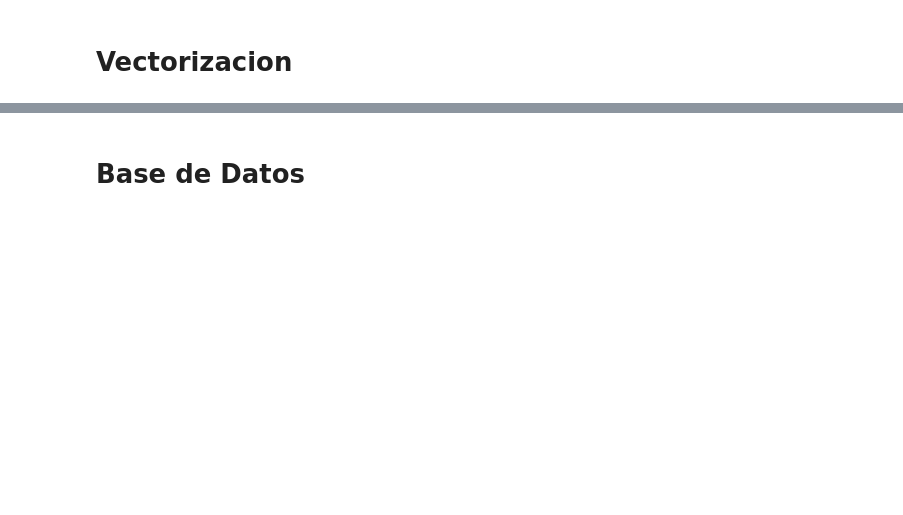
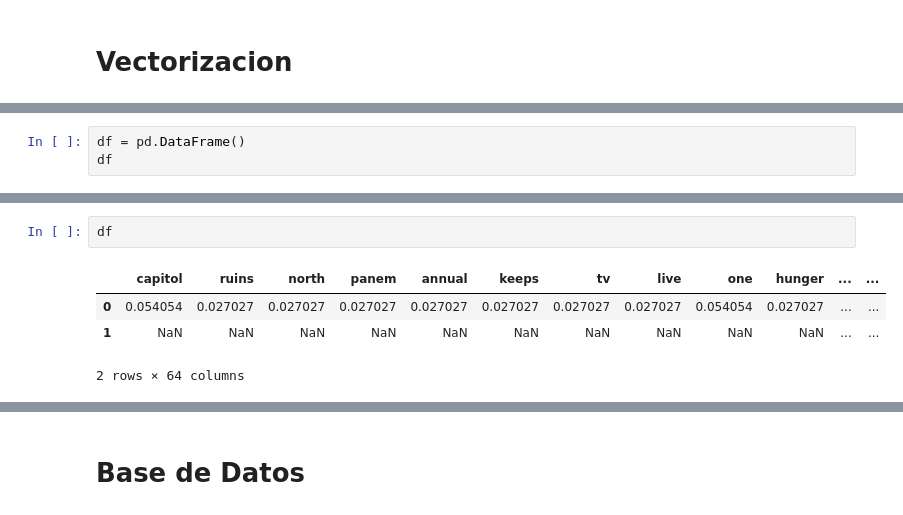
Before and after one commit to Jcortes99/LibreriaUNAL, a Jupyter notebook: Trabajo 2/Trabajo 2.ipynb, the cells around one changed output, grey strips where cells are left out. Saved outputs shown, nothing was run; the diff lists cells and outputs as text; blank space fills up the shorter version.

```diff
--- a/Trabajo 2/Trabajo 2.ipynb
+++ b/Trabajo 2/Trabajo 2.ipynb
@@ -60,0 +164,3 @@ C:\Users\Usuario\Documents\University\Recuperacion Web\LibreriaUNAL\Trabajo 2\Go
+# %%
+df = pd.DataFrame()
+df
@@ -60,0 +187,7 @@ C:\Users\Usuario\Documents\University\Recuperacion Web\LibreriaUNAL\Trabajo 2\Go
+# %%
+df
+# %% [output]
+|  | capitol | ruins | north | panem | annual | keeps | tv | live | one | hunger | ... | ... |
+| 0 | 0.054054 | 0.027027 | 0.027027 | 0.027027 | 0.027027 | 0.027027 | 0.027027 | 0.027027 | 0.054054 | 0.027027 | ... | ... |
+| 1 | NaN | NaN | NaN | NaN | NaN | NaN | NaN | NaN | NaN | NaN | ... | ... |
+2 rows × 64 columns
```
Also changed, not shown: parts of 29 cells of this notebook, 13 other files.
